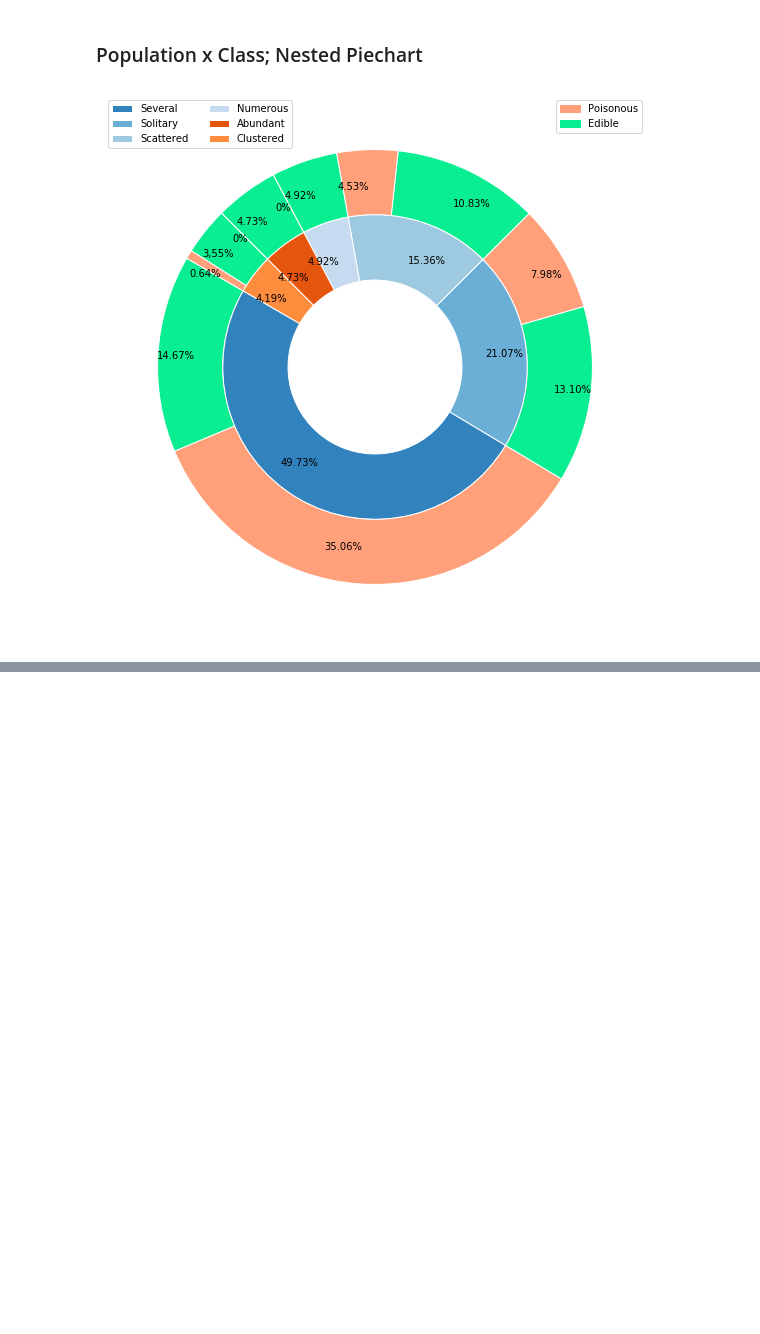
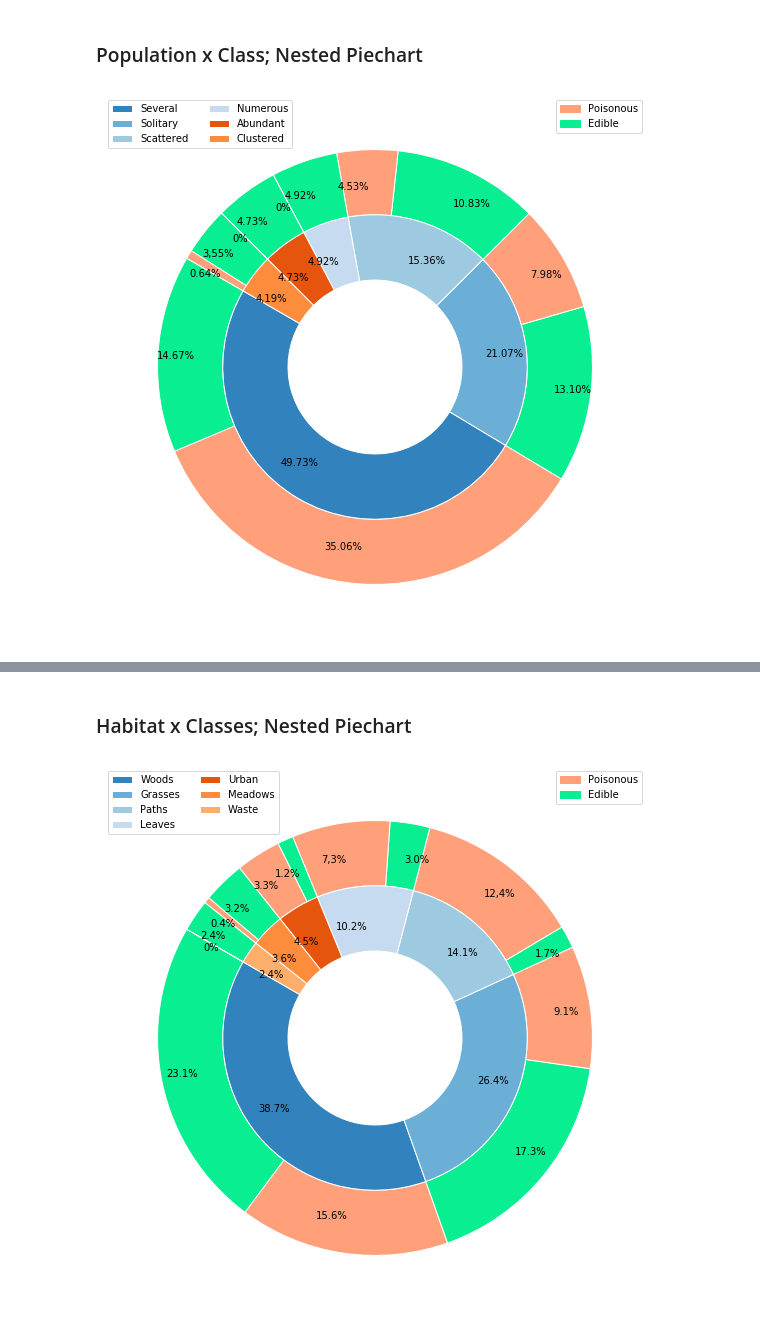
Before and after one commit to akshaynayanravi/mushrooms_classes, a Jupyter notebook: mushroom_types_classification.ipynb, the cells around one changed output, grey strips where cells are left out. Cells and saved outputs as stored; diff of their text form; code cells hidden in the pictures; blank space fills up the shorter version.

```diff
--- a/mushroom_types_classification.ipynb
+++ b/mushroom_types_classification.ipynb
@@ -281,0 +311,47 @@ plt.show()
+# %% [markdown]
+### Habitat x Classes; Nested Piechart
+# %%
+#Preparing Data for the Nested Piechart
+poisonous_hab = [] #Empty List for Poisonous Mushrooms Habitat
+edible_hab = [] #Empty List for Edible Mushrooms Habitat
+
+for hab in hab_types: #hab_types = ['d', 'g', 'p', 'l', 'u', 'm', 'w']
+    size = len(data_raw[data_raw['habitat'] == hab].index) #Getting size of each habitat type
+    edibles = len(data_raw[(data_raw['habitat'] == hab) & (data_raw['class'] == 'e')].index) #Getting size of edible mushrooms of each habitat type
+    edible_hab.append(edibles)
+    poisonous_hab.append(size-edibles)
+
+combined_hab = [] #Empty List for Combined Edible and Poisonous Mushrooms Habitat Sizes
+
+for i in range(0, len(edible_hab)): #range(0, 7)
+    combined_hab.append([edible_hab[i], poisonous_hab[i]])
+
+habs = np.array(combined_hab) #Converting the cobined_hab List into an Array
+habsnorm = habs/np.sum(habs)*2*np.pi #Normalizing the habs Array
+
+#Preparing Few datas manually
+combined_habsperc = '23.1%', '15.6%', '17.3%', '9.1%', '1.7%', '12,4%', '3.0%', '7,3%', '1.2%', '3.3%', '3.2%', '0.4%', '2.4%', '0%'
+habsperc = '38.7%', '26.4%', '14.1%', '10.2%', '4.5%', '3.6%', '2.4%'
+
+#Setting Standard Values for the Plot
+#Outer_colors = ['09ee90', '#ffa07a'] already set
+inner_colors = cmap(np.arange(7)) #Getting 7 Colors for 7 Habitat Types
+
+#Now, Let's plot...
+fig, ax = plt.subplots(figsize=(20,10)) #Setting Figure Size
+size = 0.3 #Setting wedgegroup width size; this value helps in creating the Doughnut Shape for the Nested Piechart
+
+##Outer Piechart; values=habs, labels=combined_habsperc, colors=outer_colors
+ax.pie(habs.flatten(), radius=1, labels=combined_habsperc, labeldistance=0.83, colors=outer_colors, wedgeprops=dict(width=size, edgecolor='w'), startangle=150)
+##Inner Piechart; values=sum of habs, labels=habsperc, colors=inner_colors
+patches, texts = ax.pie(habs.sum(axis=1), radius=1-size, labels=habsperc, labeldistance=0.73, colors=inner_colors, wedgeprops=dict(width=size, edgecolor='w'), startangle=150)
+##Legend for Class/Outer Piechart
+legend1 = plt.legend(handles = outer_colors_patches, loc='upper right')
+##Legend for Habitat/Inner Piechart
+legend2 = plt.legend(patches, hab_labels, loc='upper left', ncol=2)
+
+plt.gca().add_artist(legend1)
+ax.set(aspect='equal')
+plt.show()
+# %% [output]
+[figure, added]
```
Also changed, not shown: parts of 5 cells of this notebook.
